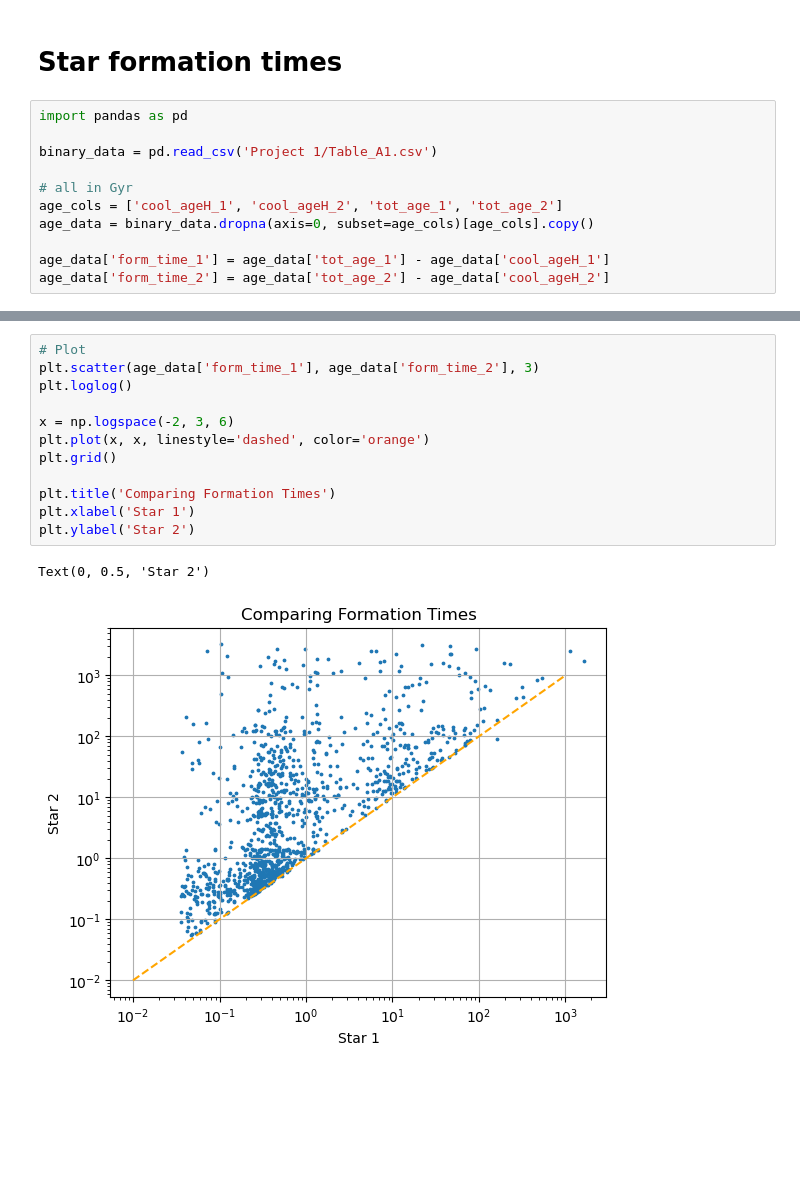
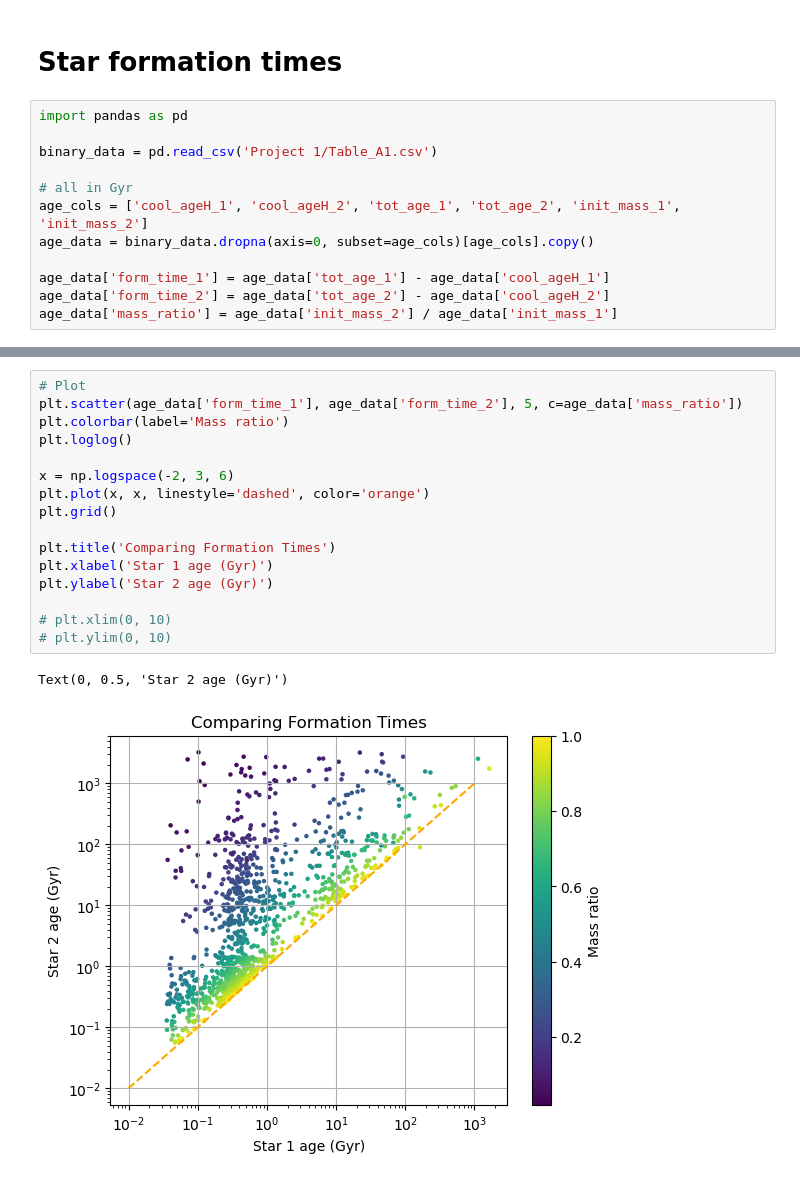
Before and after one commit to alice-crafford/Astro-Project-1, a Jupyter notebook: Project1_Data.ipynb, the cells around one changed output, grey strips where cells are left out. Drawn from its saved outputs; the diff is of its cells as text; blank space fills up the shorter version.

Commit message:
meow (colormapped graphs)

```diff
--- a/Project1_Data.ipynb
+++ b/Project1_Data.ipynb
@@ -94,8 +90,9 @@ import pandas as pd
 binary_data = pd.read_csv('Project 1/Table_A1.csv')
 
 # all in Gyr
-age_cols = ['cool_ageH_1', 'cool_ageH_2', 'tot_age_1', 'tot_age_2']
+age_cols = ['cool_ageH_1', 'cool_ageH_2', 'tot_age_1', 'tot_age_2', 'init_mass_1', 'init_mass_2']
 age_data = binary_data.dropna(axis=0, subset=age_cols)[age_cols].copy()
 
 age_data['form_time_1'] = age_data['tot_age_1'] - age_data['cool_ageH_1']
 age_data['form_time_2'] = age_data['tot_age_2'] - age_data['cool_ageH_2']
+age_data['mass_ratio'] = age_data['init_mass_2'] / age_data['init_mass_1']
@@ -118,15 +99,19 @@ binary_data
 # %%
 # Plot
-plt.scatter(age_data['form_time_1'], age_data['form_time_2'], 3)
+plt.scatter(age_data['form_time_1'], age_data['form_time_2'], 5, c=age_data['mass_ratio'])
+plt.colorbar(label='Mass ratio')
 plt.loglog()
 
 x = np.logspace(-2, 3, 6)
 plt.plot(x, x, linestyle='dashed', color='orange')
 plt.grid()
 
 plt.title('Comparing Formation Times')
-plt.xlabel('Star 1')
-plt.ylabel('Star 2')
+plt.xlabel('Star 1 age (Gyr)')
+plt.ylabel('Star 2 age (Gyr)')
+
+# plt.xlim(0, 10)
+# plt.ylim(0, 10)
 # %% [output]
-Text(0, 0.5, 'Star 2')
+Text(0, 0.5, 'Star 2 age (Gyr)')
-[figure, old version]
+[figure, new version]
```
Also changed, not shown: parts of 5 cells of this notebook.
